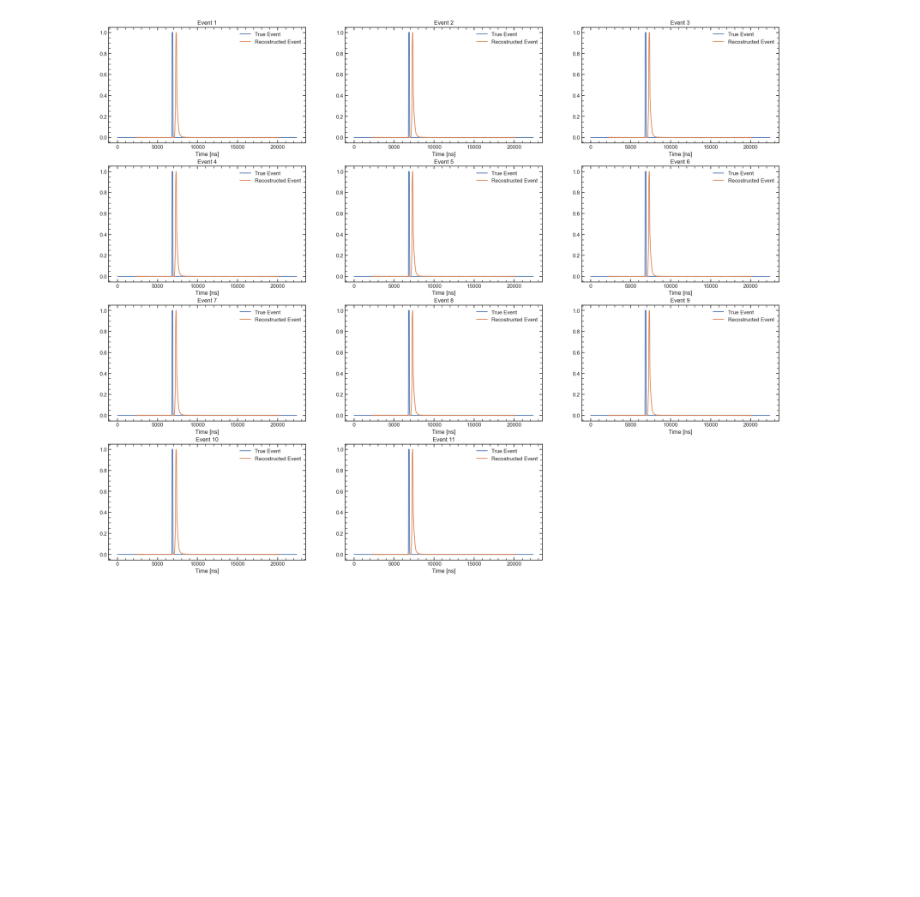
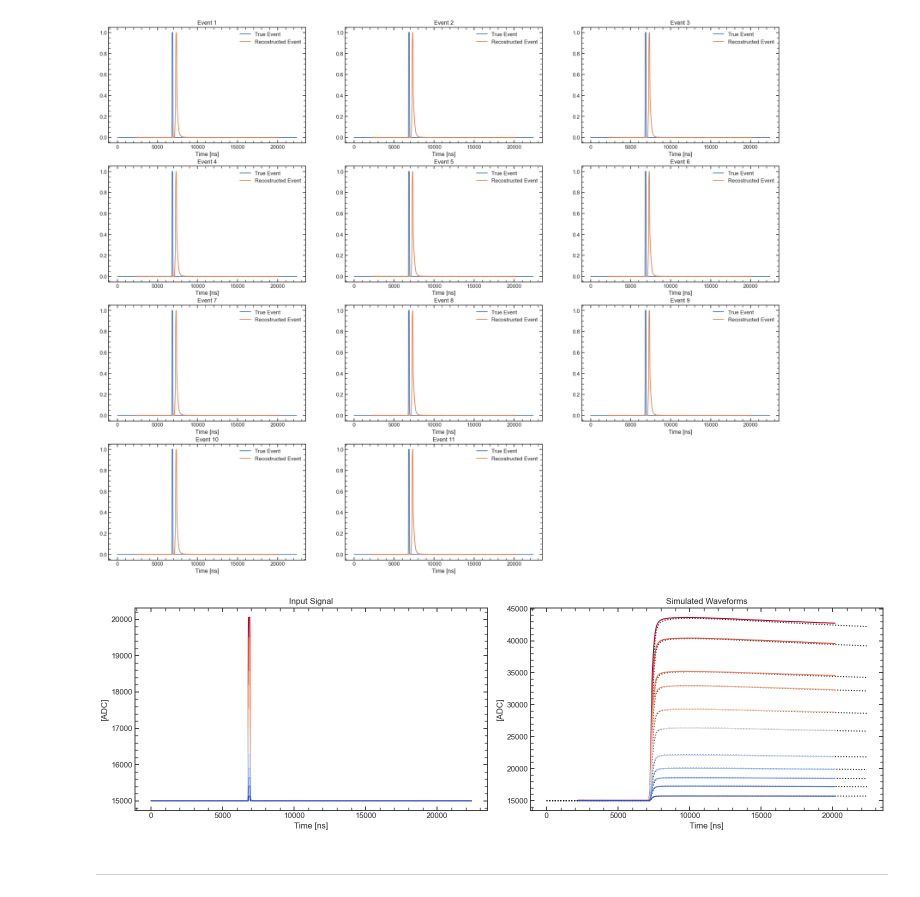
Before and after one commit to GaudioRf/JFETModel, a Jupyter notebook: freq_filters/freq_resp_cc4.ipynb, the cells around one changed output. Saved outputs shown, nothing was run; the diff lists cells and outputs as text; code cells hidden in the pictures; blank space fills up the shorter version.

```diff
--- a/freq_filters/freq_resp_cc4.ipynb
+++ b/freq_filters/freq_resp_cc4.ipynb
@@ -1264,3 +1801,32 @@ for i in range(recostructed_signal.shape[0]):
     plt.xlabel("Time [ns]");
 # %% [output]
 [figure]
+# %%
+cmap = cm.get_cmap(cmap_name, len(pulser_df_ADC))
+
+plt.figure(figsize=(16, 5))
+
+plt.subplot(1,2,1)
+plt.title("Input Signal")
+plt.xlabel("Time [ns]")
+plt.ylabel("[ADC]")
+
+for i in range(11)[::-1]:
+    plt.plot(data_time,pulser_signals[i]+15000, color=cmap(i))
+
+
+plt.subplot(1,2,2)
+plt.title("Simulated Waveforms")
+plt.xlabel("Time [ns]")
+plt.ylabel("[ADC]")
+
+for i in range(11)[::-1]:
+    plt.plot(data_time, pulser_waveforms[i]+15000, ls= ':', color='k')
+    plt.plot(data_time_cutted, final_waveforms[i]+15000, color=cmap(i))
+
+plt.tight_layout()
+plt.show()
+# %% [output]
+[figure, added]
+# %% [markdown]
+--------
```
Also changed, not shown: parts of 26 cells of this notebook.
